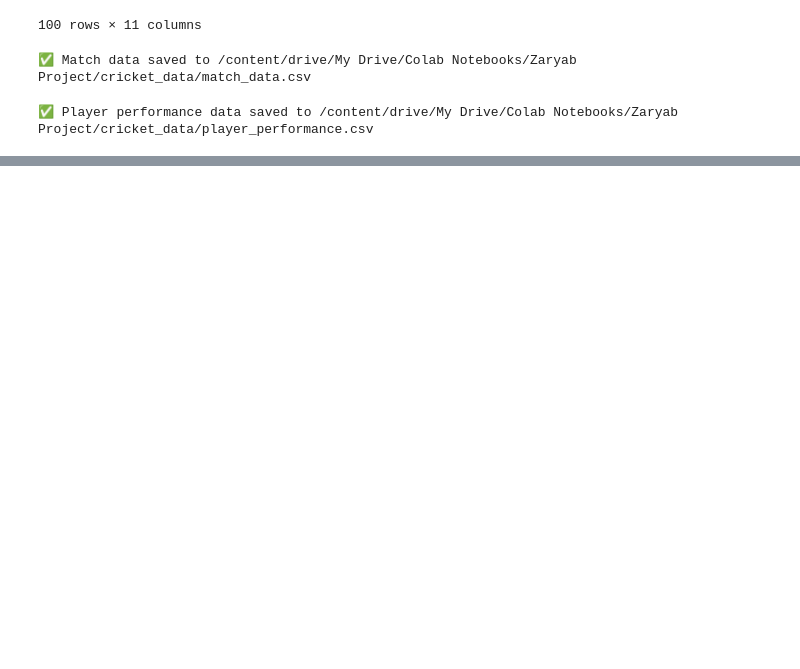
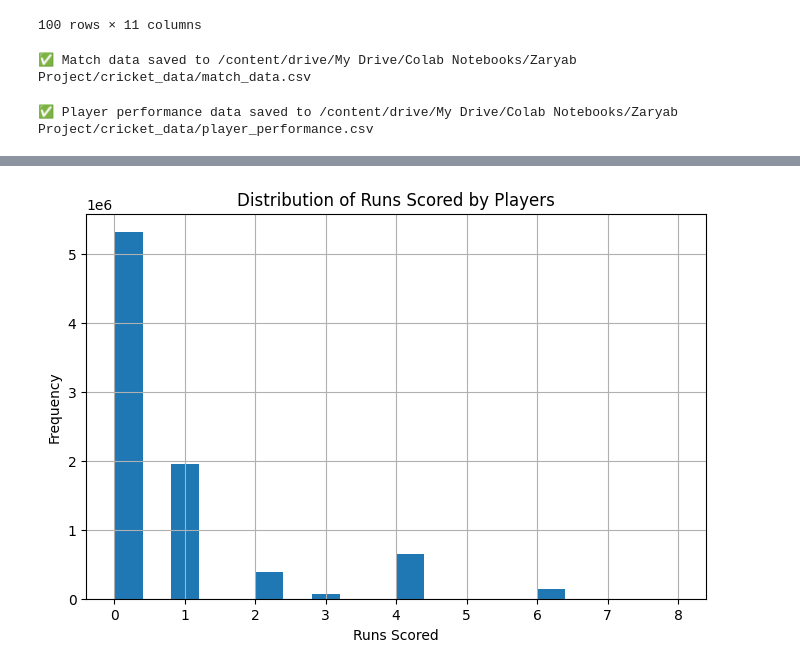
Before and after one commit to zaryabkhan119/Cricket-Match-Prediction, a Jupyter notebook: Notebooks/Cricket_Analytics.ipynb, the cells around one changed output, grey strips where cells are left out. Saved outputs shown, nothing was run; the diff lists cells and outputs as text; code cells hidden in the pictures; blank space fills up the shorter version.

```diff
--- a/Notebooks/Cricket_Analytics.ipynb
+++ b/Notebooks/Cricket_Analytics.ipynb
@@ -258,0 +361,10 @@ df_players.head()
+# %%
+# Batting Runs Distribution
+plt.figure(figsize=(8, 5))
+df_players[df_players["role"] == "batter"]["runs_scored"].hist(bins=20)
+plt.title("Distribution of Runs Scored by Players")
+plt.xlabel("Runs Scored")
+plt.ylabel("Frequency")
+plt.show()
+# %% [output]
+[figure, added]
```
Also changed, not shown: parts of 7 cells of this notebook.
